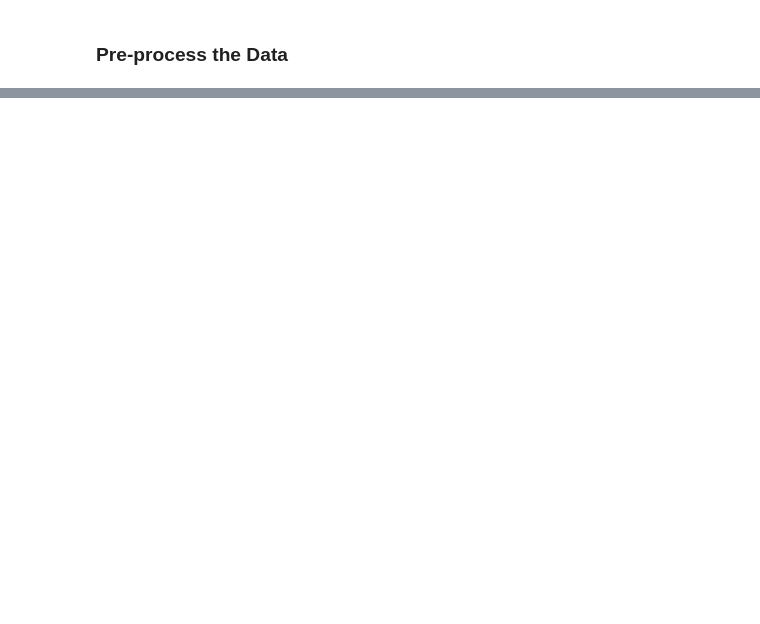
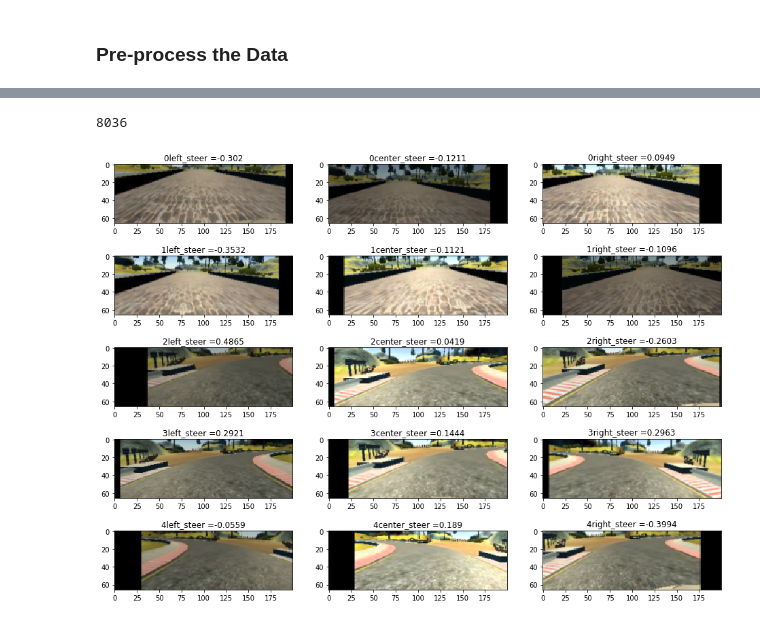
Before and after one commit to xingliuUT/CarND-Behavioral-Cloning-P3, a Jupyter notebook: image_augmentation.ipynb, the cells around one changed output, grey strips where cells are left out. Cells and saved outputs as stored; diff of their text form; code cells hidden in the pictures; blank space fills up the shorter version.

Commit message:
feat: preprocess train/valid dataset

```diff
--- a/image_augmentation.ipynb
+++ b/image_augmentation.ipynb
@@ -43,3 +43,6 @@ def crop_resize(img, new_row, new_col):
     img_new = img[int(nrow * 0.3) : nrow - 25, 0 : ncol]
     img_new = cv2.resize(img_new,(new_col,new_row), interpolation=cv2.INTER_AREA)
     return img_new
+# %%
+data_dir = "./data/"
+driving_log = pd.read_csv(data_dir + "driving_log.csv")
@@ -45,0 +65,23 @@ def crop_resize(img, new_row, new_col):
+# %%
+n_entries
+# %% [output]
+8036
+# %%
+steer_correct = {'left': -0.25, 'center' : 0., 'right' : 0.25}
+# %%
+def preprocess_train(entry, cam_pos):
+    filename = entry[cam_pos].strip()
+    steering = float(entry['steering']) + float(steer_correct[cam_pos])
+    img = cv2.imread(data_dir + filename)
+    img = cv2.cvtColor(img, cv2.COLOR_BGR2RGB)
+    br_img = random_brightness(img, 0.5)
+    tr_img, steer_new = xy_translation(br_img, steering, 0.2)
+    cr_img = crop_resize(tr_img, 66, 200)
+    flip_ornot = np.random.randint(2)
+    if flip_ornot == 1:
+        image = cv2.flip(cr_img, 1)    #1 means flip around y-axis
+        steer_new *= -1
+    else:
+        image = cr_img
+    image = np.array(image)
+    return image, steer_new
@@ -46,3 +96,16 @@ def crop_resize(img, new_row, new_col):
+# %%
+fig = plt.figure(figsize = (16, 12))
+for i in range(5):
+    j = 0
+    for p in ['left', 'center', 'right']:
+        image, steering = preprocess_train(driving_log.loc[i,:], p)
+        ax = fig.add_subplot(5, 3, i*3 + j + 1)
+        ax.imshow(image)
+        #ax.set_title('steer =' + str(np.round(steering, 4)))
+        ax.set_title(str(i) + p + '_steer =' + str(np.round(steering, 4)))
+        j += 1
+# %% [output]
+[figure, added]
 # %%
 path = './data/IMG/'
 #filenames = ['center_2016_12_01_13_33_45_217.jpg', 'center_2016_12_01_13_33_54_272.jpg', 'center_2016_12_01_13_33_59_244.jpg']
```
Also changed, not shown: parts of 7 cells of this notebook.
